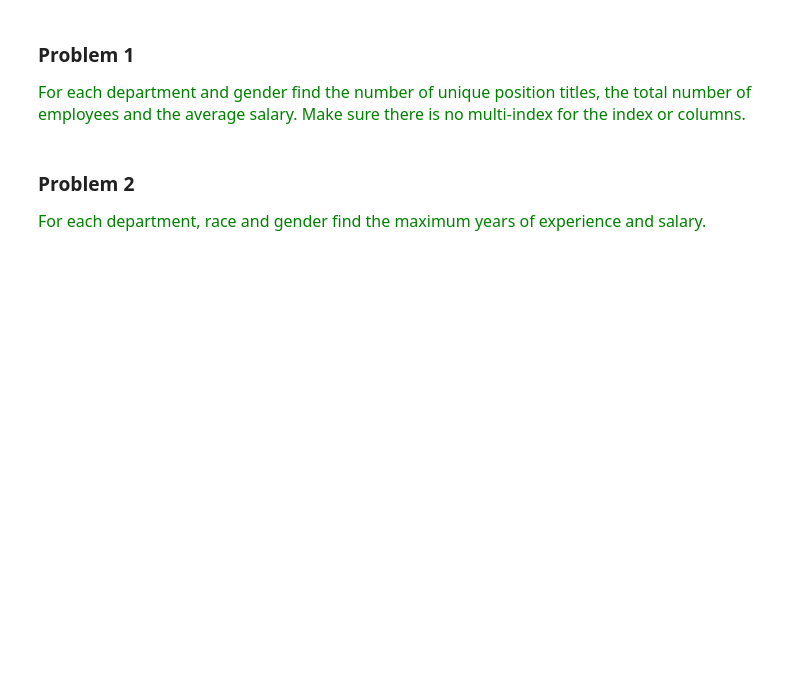
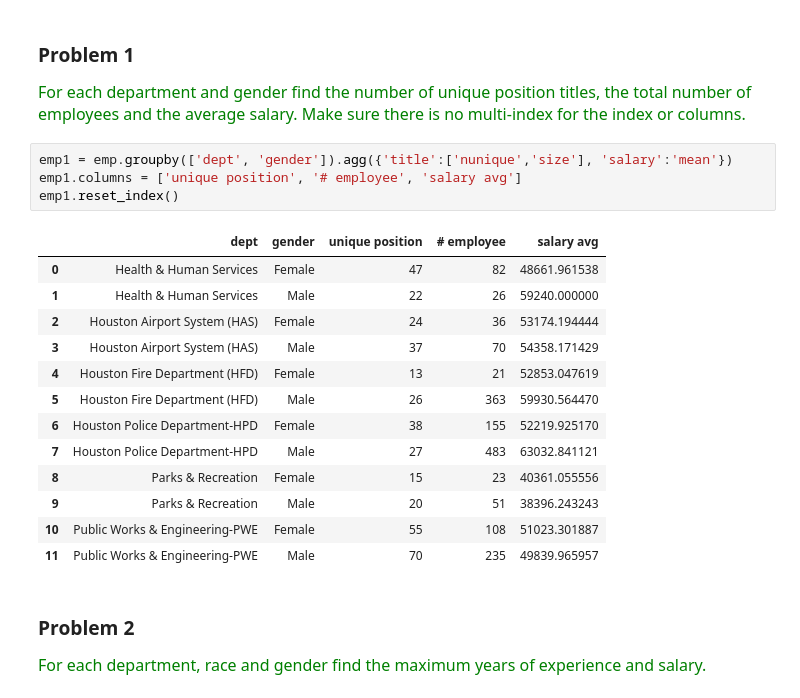
Before and after one commit to estefaniaakers/dunder-data, a Jupyter notebook: dunder-data-bootcamp/03. Grouping/02. Grouping and Aggregating with Multiple Columns.ipynb, the cells around one changed output. Saved outputs shown, nothing was run; the diff lists cells and outputs as text; blank space fills up the shorter version.

```diff
--- a/dunder-data-bootcamp/03. Grouping/02. Grouping and Aggregating with Multiple Columns.ipynb
+++ b/dunder-data-bootcamp/03. Grouping/02. Grouping and Aggregating with Multiple Columns.ipynb
@@ -131,6 +292,24 @@ emp.groupby(['race', 'gender']).size().reset_index(name='size')
 # %% [markdown]
 ### Problem 1
 <span  style="color:green; font-size:16px">For each department and gender find the number of unique position titles, the total number of employees and the average salary. Make sure there is no multi-index for the index or columns.</span>
+# %%
+emp1 = emp.groupby(['dept', 'gender']).agg({'title':['nunique','size'], 'salary':'mean'})
+emp1.columns = ['unique position', '# employee', 'salary avg']
+emp1.reset_index()
+# %% [output]
+|  | dept | gender | unique position | # employee | salary avg |
+| 0 | Health & Human Services | Female | 47 | 82 | 48661.961538 |
+| 1 | Health & Human Services | Male | 22 | 26 | 59240.000000 |
+| 2 | Houston Airport System (HAS) | Female | 24 | 36 | 53174.194444 |
+| 3 | Houston Airport System (HAS) | Male | 37 | 70 | 54358.171429 |
+| 4 | Houston Fire Department (HFD) | Female | 13 | 21 | 52853.047619 |
+| 5 | Houston Fire Department (HFD) | Male | 26 | 363 | 59930.564470 |
+| 6 | Houston Police Department-HPD | Female | 38 | 155 | 52219.925170 |
+| 7 | Houston Police Department-HPD | Male | 27 | 483 | 63032.841121 |
+| 8 | Parks & Recreation | Female | 15 | 23 | 40361.055556 |
+| 9 | Parks & Recreation | Male | 20 | 51 | 38396.243243 |
+| 10 | Public Works & Engineering-PWE | Female | 55 | 108 | 51023.301887 |
+| 11 | Public Works & Engineering-PWE | Male | 70 | 235 | 49839.965957 |
 # %% [markdown]
 ### Problem 2
 <span  style="color:green; font-size:16px">For each department, race and gender find the maximum years of experience and salary.</span>
```
Also changed, not shown: parts of 34 cells of this notebook.
